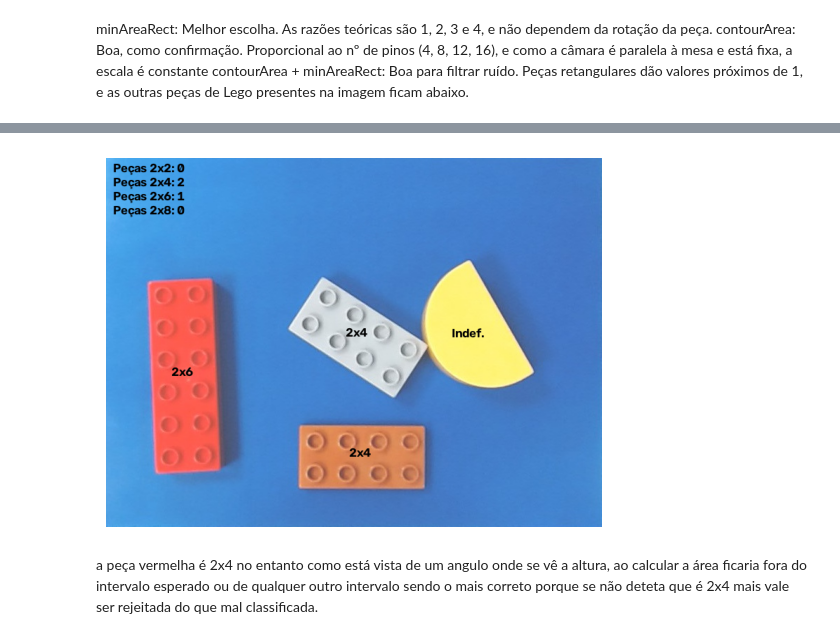
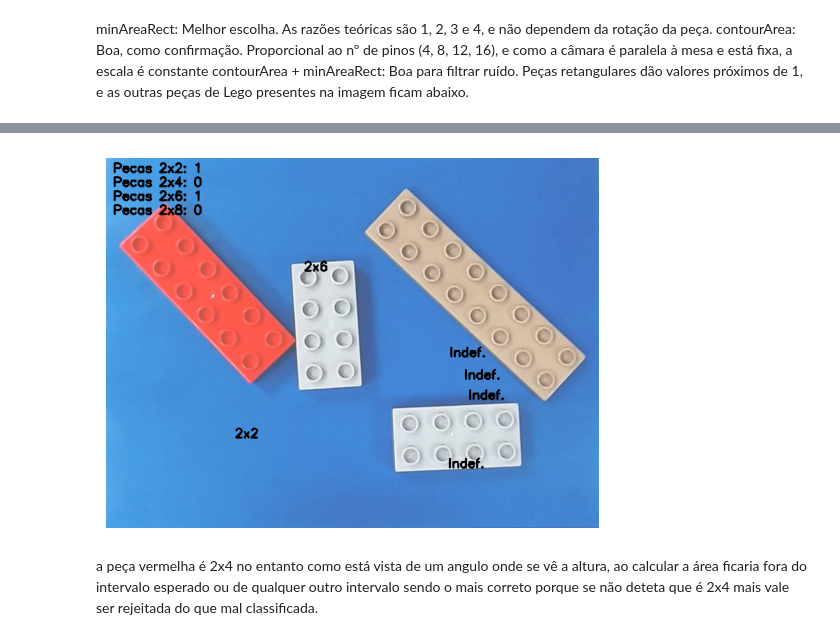
Before and after one commit to beatizisjesus-ctrl/PIV_TP1, a Jupyter notebook: PIV_TP1.ipynb, the cells around one changed output, grey strips where cells are left out. Drawn from its saved outputs; the diff is of its cells as text; code cells hidden in the pictures.

```diff
--- a/PIV_TP1.ipynb
+++ b/PIV_TP1.ipynb
@@ -6,10 +7,12 @@ import matplotlib.pyplot as plt
 numTeste = [12, 21, 30, 32]
 numTreino = [1, 2, 4, 9, 10, 11, 13, 22, 23, 25]
 
-testes = [cv2.imread(f"treino/lego{n}.jpg") for n in numTeste]
+teste = [cv2.imread(f"treino/lego{n}.jpg") for n in numTeste]
 treino = [cv2.imread(f"treino/lego0{n}.jpg" if n < 10 else f"treino/lego{n}.jpg") for n in numTreino]
 
-imagens = treino
+imagens = teste
+
+i = 3 # Imagem a treinar/testar
 # %% [markdown]
 
 Em tons de cinzento, o fundo azul e algumas peças (vermelha, verde, laranja...) ficam com brilho parecido, e nenhum limiar, fixo ou Otsu, as consegue separar. O problema não é o valor do limiar, é que o brilho não distingue fundo de peças. A solução é segmentar pela cor. Ou seja, em ves de ler a imagem em tons de cinzento, esta sera lida com as cores originais e usa-se o fundo azul como referência.
@@ -50,0 +120,19 @@ Canto direito [221 149  71]
+# %%
+cores = ("b", "g", "r")
+img = treino[0]
+
+
+# amostra só de fundo: as bordas (as mesmas faixas da cor_fundo)
+faixa = 15
+bordas = np.concatenate([
+    img[:faixa].reshape(-1, 3), img[-faixa:].reshape(-1, 3),
+    img[:, :faixa].reshape(-1, 3), img[:, -faixa:].reshape(-1, 3),
+])
+
+fig, ax = plt.subplots(1, 3, figsize=(14, 3))
+for k, cor in enumerate(cores):
+    ax[k].hist(img[:, :, k].ravel(), bins=64, range=(0, 256), color=cor, alpha=0.4, label="imagem toda", density=True)
+    ax[k].hist(bordas[:, k], bins=64, range=(0, 256), color="k", alpha=0.6, label="só fundo", density=True)
+    ax[k].set_title(f"Canal {cor.upper()}")
+    ax[k].legend()
+plt.show()
@@ -133,7 +223,7 @@ contornos = [cv2.findContours(ts, cv2.RETR_EXTERNAL, cv2.CHAIN_APPROX_SIMPLE)[0]
 # CHAIN_APPROX_SIMPLE guarda só os pontos finais de cada linha (poupa memória)
 # [0] -> só para obter os contornos pq a função devolve um tuplo mas só precisamos do primeiro elemento
 
-i = 6 # Imagem a treinar
+
 
 contorno = contornos[i]
 print("Número de objetos encontrados: ", len(contorno))
@@ -234,34 +328,34 @@ def classificar(m):
 def contar(conts, img_cor):
     contagem = {"2x2": 0, "2x4": 0, "2x6": 0, "2x8": 0}
     saida = img_cor.copy()
 
     for c in conts:
         m = medir(c) # métricas
         tipo = classificar(m) # classificação
 
         cx, cy = m["centro"]
 
         if tipo is None:
             cv2.putText(saida, "Indef.", (int(cx) - 17, int(cy)), # imagem, texto, posição
                     cv2.FONT_HERSHEY_SIMPLEX, 0.6, (0, 0, 0), 2) # fonte, tamanho, cor, espessura
             continue
 
         contagem[tipo] += 1
 
         cv2.putText(saida, tipo, (int(cx) - 17, int(cy)),
                     cv2.FONT_HERSHEY_SIMPLEX, 0.6, (0, 0, 0), 2)
 
     # resumo no canto superior esquerdo
     for k, tipo in enumerate(["2x2", "2x4", "2x6", "2x8"]):
-        cv2.putText(saida, f"Peças {tipo}: {contagem[tipo]}", (10, 20 + 20 * k),
+        cv2.putText(saida, f"Pecas {tipo}: {contagem[tipo]}", (10, 20 + 20 * k),
                     cv2.FONT_HERSHEY_SIMPLEX, 0.6, (0, 0, 0), 2)
     return saida
 
 saida = contar(contornos[i], treino[i])
 plt.imshow(saida[:, :, ::-1])
 plt.axis("off")
 plt.show()
 # %% [output]
-[figure, old version]
+[figure, new version]
 # %% [markdown]
 a peça vermelha é 2x4 no entanto como está vista de um angulo onde se vê a altura, ao calcular a área ficaria fora do intervalo esperado ou de qualquer outro intervalo sendo o mais correto porque se não deteta que é 2x4 mais vale ser rejeitada do que mal classificada.
```
Also changed, not shown: parts of 7 cells of this notebook.
